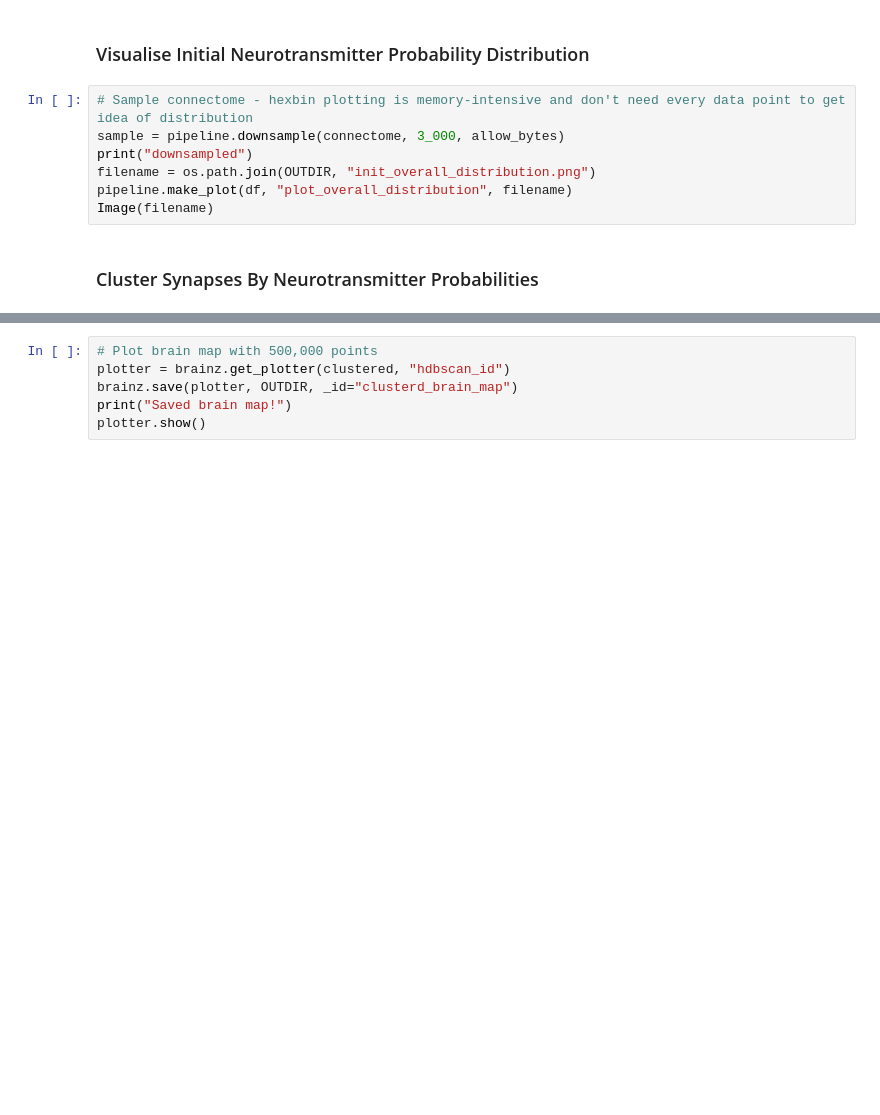
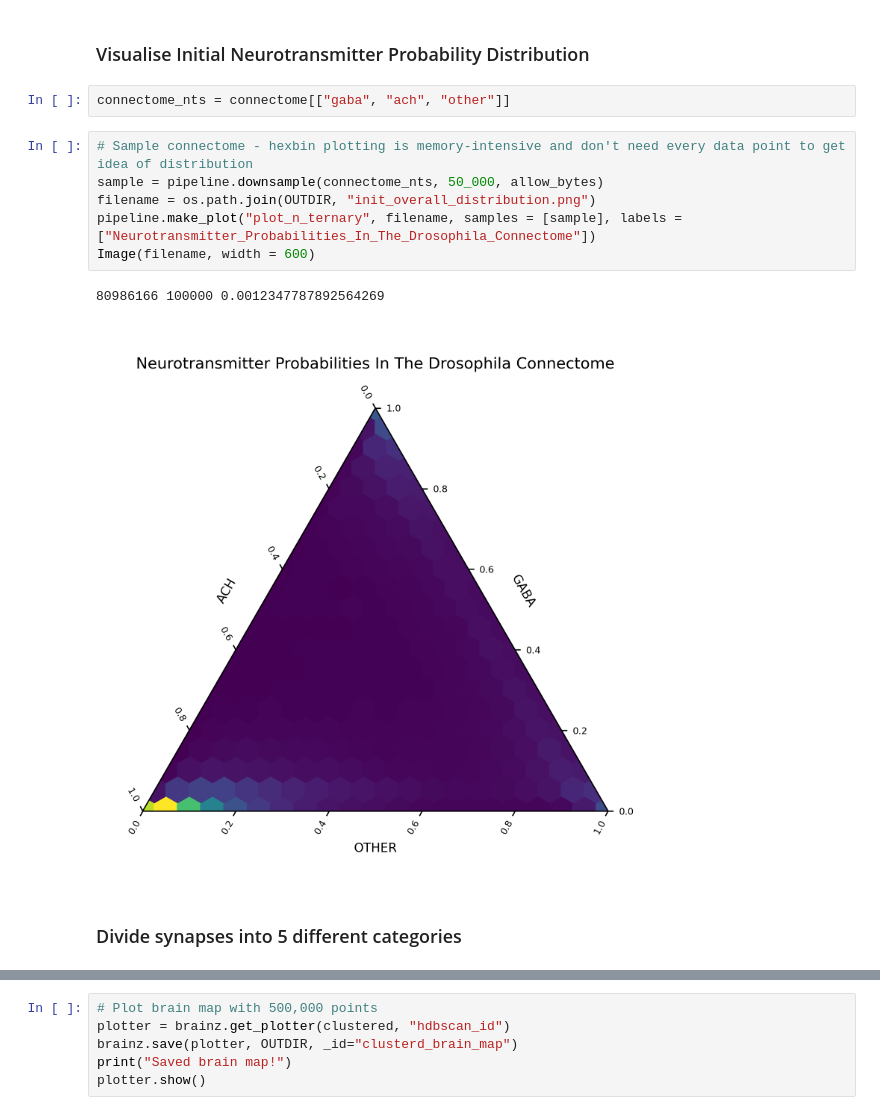
Before and after one commit to cielivb/NTPDVND, a Jupyter notebook: NTPDVND.ipynb, the cells around one changed output, grey strips where cells are left out. Saved outputs shown, nothing was run; the diff lists cells and outputs as text; blank space fills up the shorter version.

Commit message:
Got hex plot working again

```diff
--- a/NTPDVND.ipynb
+++ b/NTPDVND.ipynb
@@ -116,13 +135,17 @@ pipeline.restore_memory_limits() # Next stages are heavy on unmanaged memory
 This step identifies frequent cluster compositions and allocates each point to either a frequent cluster or labels it as 'noise'. A brain map is then plotted, with each point's colour corresponding to its allocated neurotransmitter cluster. Although this approach requires extra effort and will be harder to automate in the future, it is superior to the naive approach of labelling each point on a brain map by the neurotransmitter with the highest probability for that edge. This is because the latter approach ignores important compositional information and can lump two very different neurotransmitter ratios into the same group (e.g., a point with 100% acetylcholine probability would be labelled in the same manner as a point with 34% acetylcholine, 33% gaba, and 33% other probabilities).
 # %% [markdown]
 ### Visualise Initial Neurotransmitter Probability Distribution
+# %%
+connectome_nts = connectome[["gaba", "ach", "other"]]
 # %%
 # Sample connectome - hexbin plotting is memory-intensive and don't need every data point to get idea of distribution
-sample = pipeline.downsample(connectome, 3_000, allow_bytes)
-print("downsampled")
+sample = pipeline.downsample(connectome_nts, 50_000, allow_bytes)
 filename = os.path.join(OUTDIR, "init_overall_distribution.png")
-pipeline.make_plot(df, "plot_overall_distribution", filename)
-Image(filename)
+pipeline.make_plot("plot_n_ternary", filename, samples = [sample], labels = ["Neurotransmitter_Probabilities_In_The_Drosophila_Connectome"])
+Image(filename, width = 600)
+# %% [output]
+80986166 100000 0.0012347787892564269
+[figure, added]
 # %% [markdown]
-### Cluster Synapses By Neurotransmitter Probabilities
+### Divide synapses into 5 different categories
 # %% [markdown]
```
Also changed, not shown: parts of 15 cells of this notebook, 5 other files.
